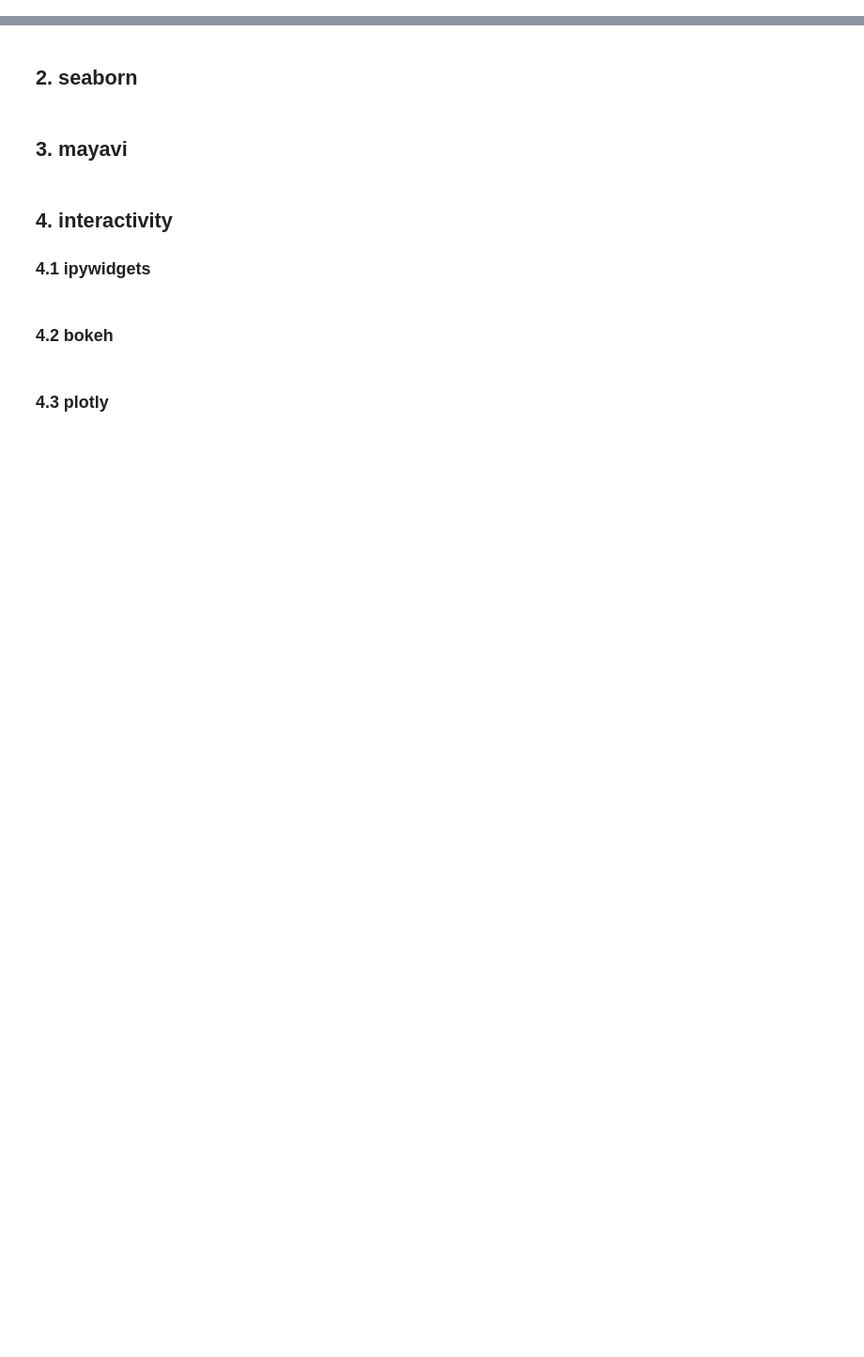
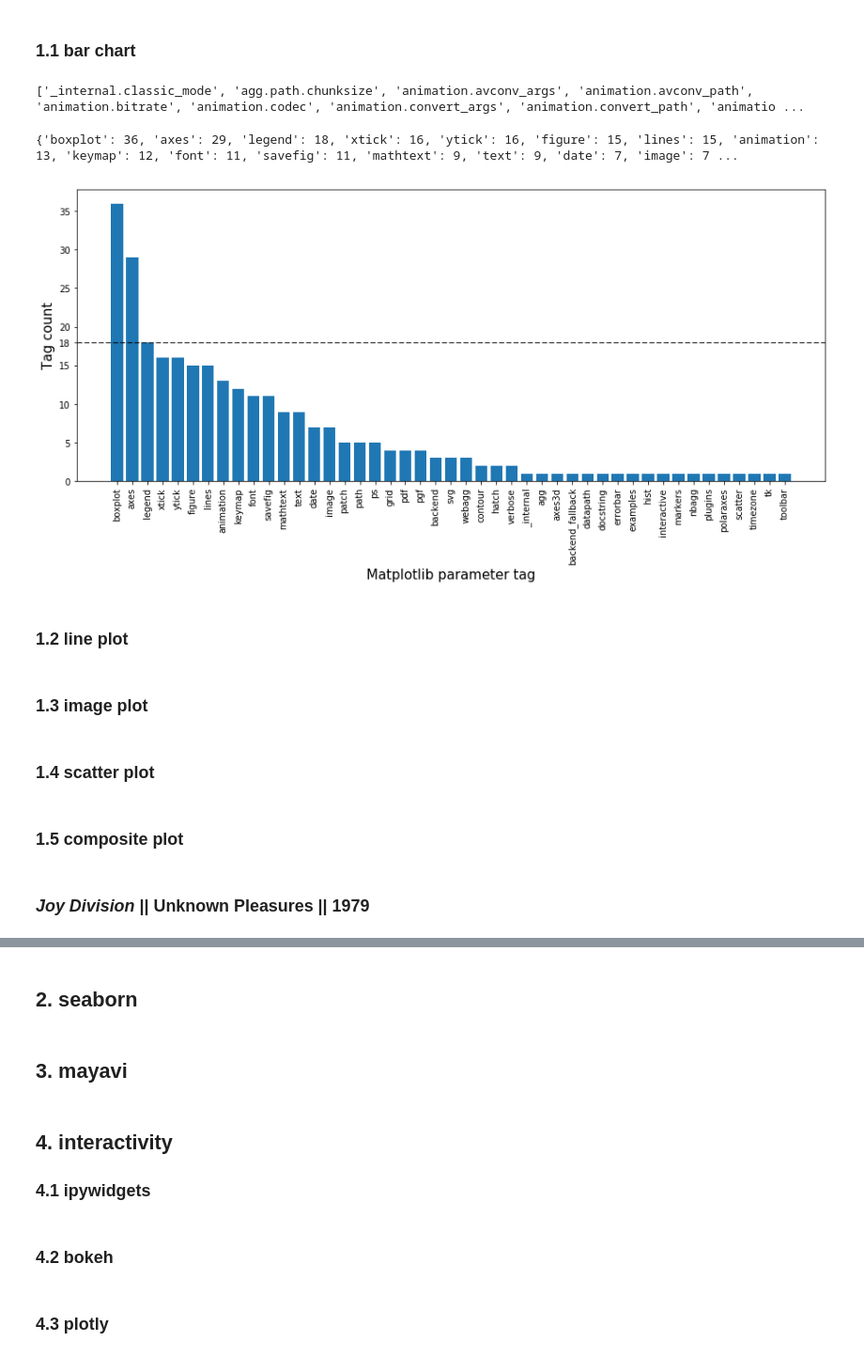
Before and after one commit to RealPolitiX/python_tutorial_FHI-PC-SESD, a Jupyter notebook: materials/PyTutorial_04_Visualization.ipynb, the cells around one changed output, grey strips where cells are left out. Shown at 94% size. Cells and saved outputs as stored; diff of their text form; code cells hidden in the pictures; blank space fills up the shorter version.

```diff
--- a/materials/PyTutorial_04_Visualization.ipynb
+++ b/materials/PyTutorial_04_Visualization.ipynb
@@ -9,0 +13,35 @@ import matplotlib.pyplot as plt
+# %% [markdown]
+### 1.1 bar chart
+# %%
+mplparams = rcParams.keys()
+print(mplparams)
+# %% [output]
+['_internal.classic_mode', 'agg.path.chunksize', 'animation.avconv_args', 'animation.avconv_path', 'animation.bitrate', 'animation.codec', 'animation.convert_args', 'animation.convert_path', 'animatio ...
+# %%
+from collections import Counter
+tagscounter = Counter([param.split('.')[0] for param in mplparams])
+rankedtags = dict(tagscounter.most_common())
+print(rankedtags)
+# %% [output]
+{'boxplot': 36, 'axes': 29, 'legend': 18, 'xtick': 16, 'ytick': 16, 'figure': 15, 'lines': 15, 'animation': 13, 'keymap': 12, 'font': 11, 'savefig': 11, 'mathtext': 9, 'text': 9, 'date': 7, 'image': 7 ...
+# %%
+f, ax = plt.subplots(figsize=(15,6))
+xpos = range(len(rankedtags))
+ax.bar(xpos, rankedtags.values(), align='center')
+ax.axhline(y=18, linestyle='--', color='k', linewidth=1)
+plt.xticks(xpos, rankedtags.keys(), rotation='vertical')
+ax.set_xlabel('Matplotlib parameter tag', fontsize=15)
+ax.set_ylabel('Tag count', fontsize=15)
+ax.set_yticks(list(range(0,36,5)) + [18]);
+# %% [output]
+[figure, added]
+# %% [markdown]
+### 1.2 line plot
+# %% [markdown]
+### 1.3 image plot
+# %% [markdown]
+### 1.4 scatter plot
+# %% [markdown]
+### 1.5 composite plot
+# %% [markdown]
+### _Joy Division_ || Unknown Pleasures || 1979
```
Also changed, not shown: parts of 12 cells of this notebook, 3 other files.
